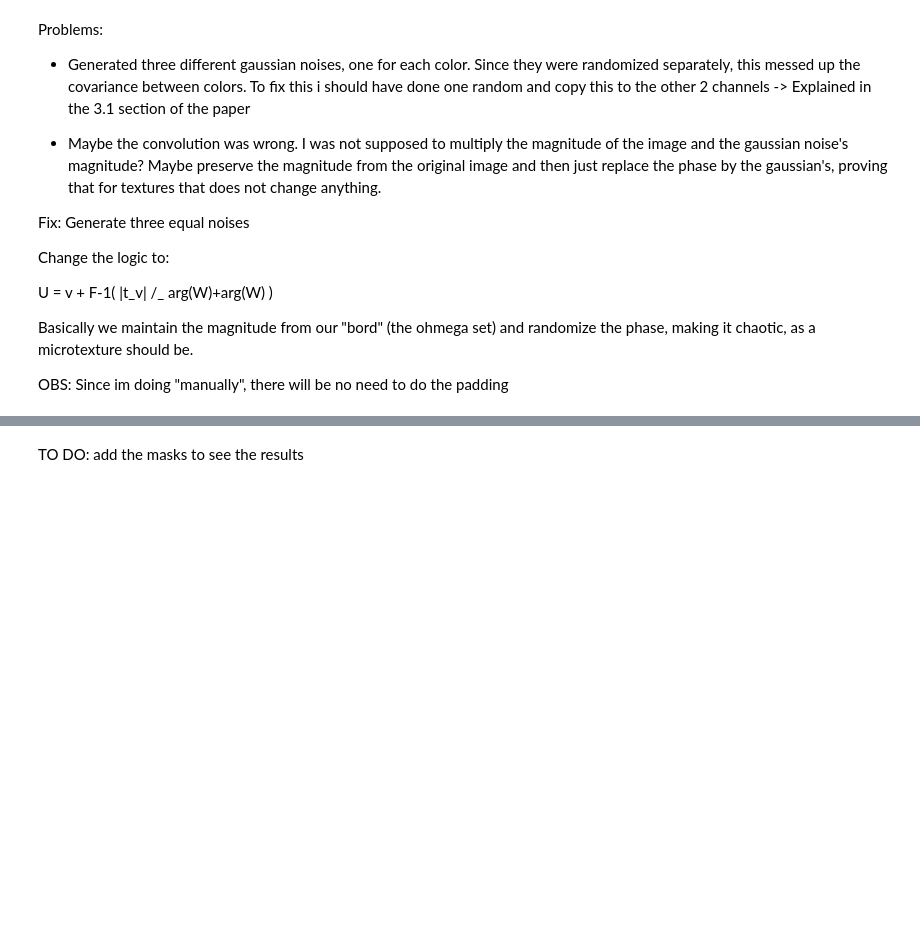
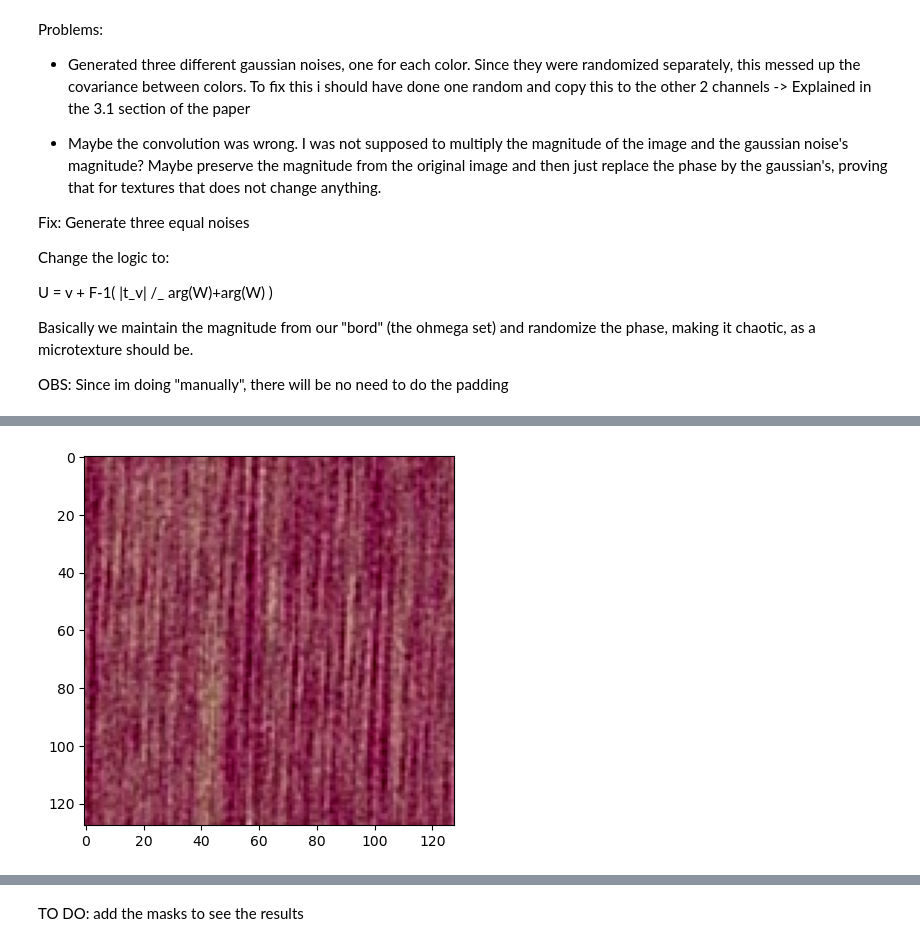
Before and after one commit to guilhermeRaibolt/gaussian-impainting, a Jupyter notebook: gaussian_sampling.ipynb, the cells around one changed output, grey strips where cells are left out. Saved outputs shown, nothing was run; the diff lists cells and outputs as text; code cells hidden in the pictures; blank space fills up the shorter version.

```diff
--- a/gaussian_sampling.ipynb
+++ b/gaussian_sampling.ipynb
@@ -171,3 +257,45 @@ NameError: name 'np' is not defined
+# %%
+
+def generate_gaussian_impaint(im):
+    u = np.mean(im, axis=(0, 1))
+
+
+    tu = (im - u)
+
+
+    single_channel_noise = np.array(generate_gausian_matrix(tu.shape[0:2]))
+
+    W = np.dstack([single_channel_noise, single_channel_noise, single_channel_noise])
+
+    tu_fft = np.fft.fft2(tu, axes=(0, 1))
+    tu_mag = np.abs(tu_fft)
+    tu_phase = np.angle(tu_fft)
+
+
+    W_fft = np.fft.fft2(W, axes=(0, 1))
+    W_mag = np.abs(W_fft)
+    W_phase = np.angle(W_fft)
+
+    # Assemble both
+    result = tu_mag * np.exp(1j * W_phase)
+
+    image_gaussian_noise = np.fft.ifft2(result, axes=(0, 1))
+
+
+    # Remember to get that ifft returns a complex number!
+    result = u + np.real(image_gaussian_noise)
+
+    # The previous operations make it so that result has negative values, we need to clip them
+    final_result = np.clip(result, 0, 255).astype(np.uint8)
+
+    plt.imshow(final_result)
+
+    plt.show()
+    return final_result
+# %%
+gaussian_impaint = generate_gaussian_impaint(im)
+# %% [output]
+[figure, added]
 # %%
 fig, ax = plt.subplots(1, 2, figsize=(10, 5)) # Adicionar figsize é uma boa prática
 
```
Also changed, not shown: parts of 29 cells of this notebook.
